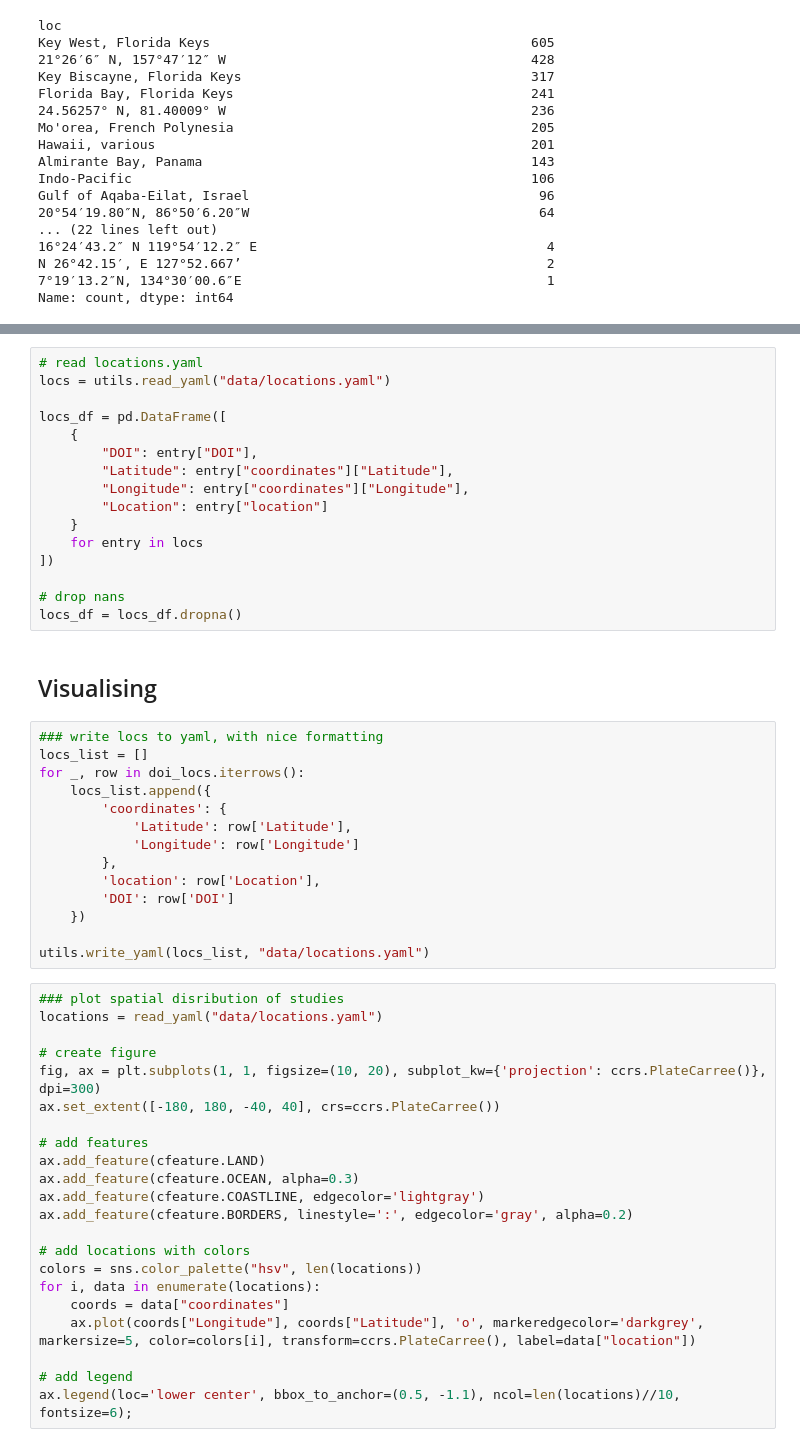
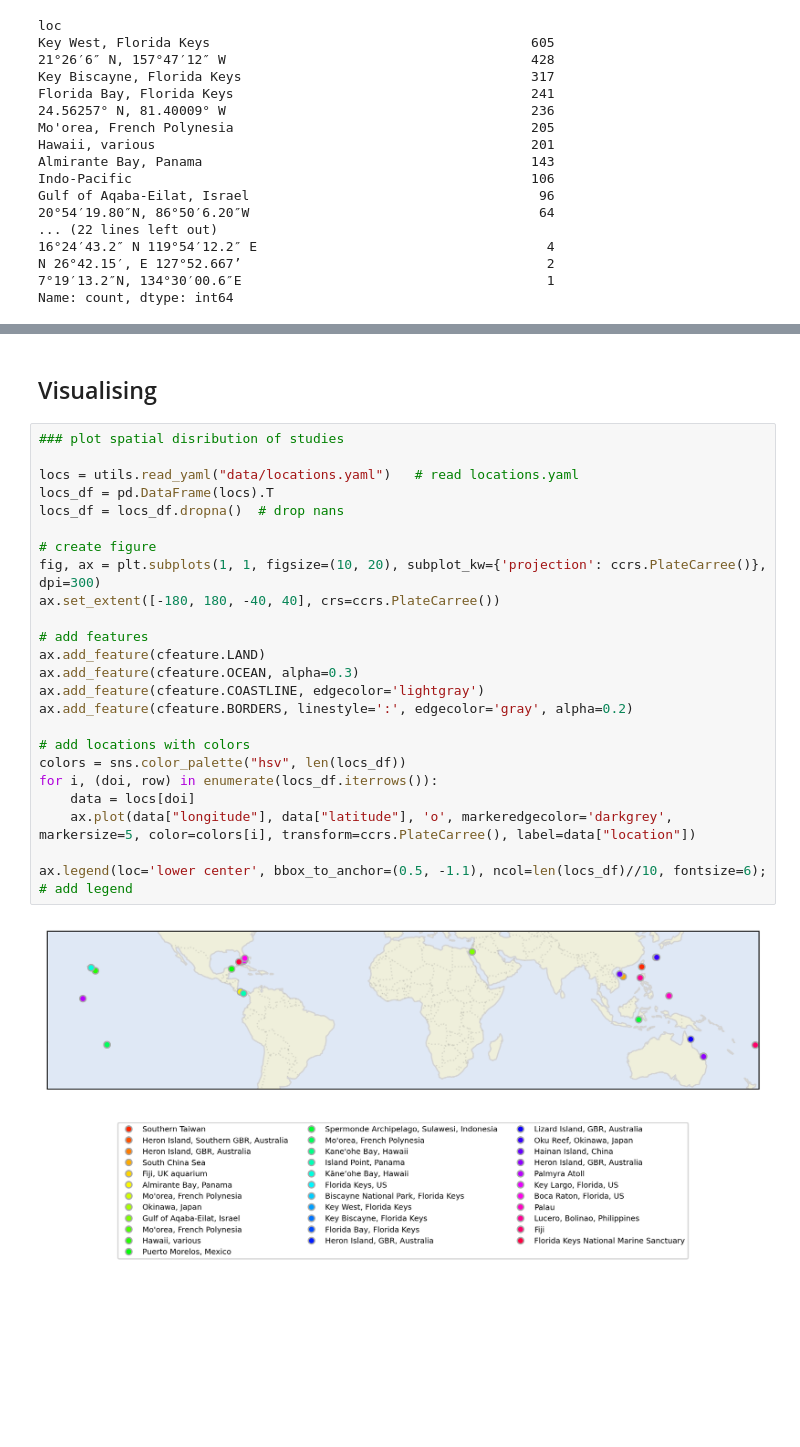
Before and after one commit to orlando-code/calc-rates, a Jupyter notebook: locations.ipynb, the cells around one changed output, grey strips where cells are left out. Saved outputs shown, nothing was run; the diff lists cells and outputs as text; blank space fills up the shorter version.

Commit message:
tidied locations.ipynb

```diff
--- a/locations.ipynb
+++ b/locations.ipynb
@@ -139,54 +141,28 @@ locs_df
-# %%
-# read locations.yaml
-locs = utils.read_yaml("data/locations.yaml")
-
-locs_df = pd.DataFrame([
-    {
-        "DOI": entry["DOI"],
-        "Latitude": entry["coordinates"]["Latitude"],
-        "Longitude": entry["coordinates"]["Longitude"],
-        "Location": entry["location"]
-    }
-    for entry in locs
-])
-
-# drop nans
-locs_df = locs_df.dropna()
 # %% [markdown]
 ## Visualising
-# %%
-### write locs to yaml, with nice formatting
-locs_list = []
-for _, row in doi_locs.iterrows():
-    locs_list.append({
-        'coordinates': {
-            'Latitude': row['Latitude'],
-            'Longitude': row['Longitude']
-        },
-        'location': row['Location'],
-        'DOI': row['DOI']
-    })
-
-utils.write_yaml(locs_list, "data/locations.yaml")
 # %%
 ### plot spatial disribution of studies
-locations = read_yaml("data/locations.yaml")
+
+locs = utils.read_yaml("data/locations.yaml")   # read locations.yaml
+locs_df = pd.DataFrame(locs).T
+locs_df = locs_df.dropna()  # drop nans
 
 # create figure
 fig, ax = plt.subplots(1, 1, figsize=(10, 20), subplot_kw={'projection': ccrs.PlateCarree()}, dpi=300)
 ax.set_extent([-180, 180, -40, 40], crs=ccrs.PlateCarree())
 
 # add features
 ax.add_feature(cfeature.LAND)
 ax.add_feature(cfeature.OCEAN, alpha=0.3)
 ax.add_feature(cfeature.COASTLINE, edgecolor='lightgray')
 ax.add_feature(cfeature.BORDERS, linestyle=':', edgecolor='gray', alpha=0.2)
 
 # add locations with colors
-colors = sns.color_palette("hsv", len(locations))
-for i, data in enumerate(locations):
-    coords = data["coordinates"]
-    ax.plot(coords["Longitude"], coords["Latitude"], 'o', markeredgecolor='darkgrey', markersize=5, color=colors[i], transform=ccrs.PlateCarree(), label=data["location"])
+colors = sns.color_palette("hsv", len(locs_df))
+for i, (doi, row) in enumerate(locs_df.iterrows()):
+    data = locs[doi]
+    ax.plot(data["longitude"], data["latitude"], 'o', markeredgecolor='darkgrey', markersize=5, color=colors[i], transform=ccrs.PlateCarree(), label=data["location"])
 
-# add legend
-ax.legend(loc='lower center', bbox_to_anchor=(0.5, -1.1), ncol=len(locations)//10, fontsize=6);
+ax.legend(loc='lower center', bbox_to_anchor=(0.5, -1.1), ncol=len(locs_df)//10, fontsize=6);   # add legend
+# %% [output]
+[figure, added]
```
Also changed, not shown: parts of 6 cells of this notebook.
